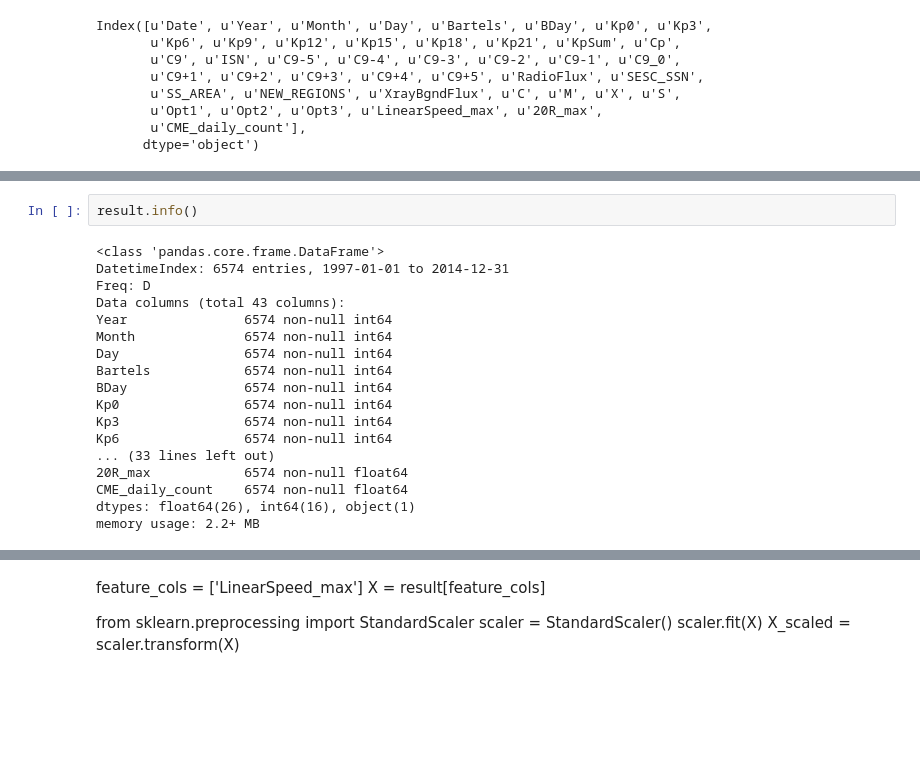
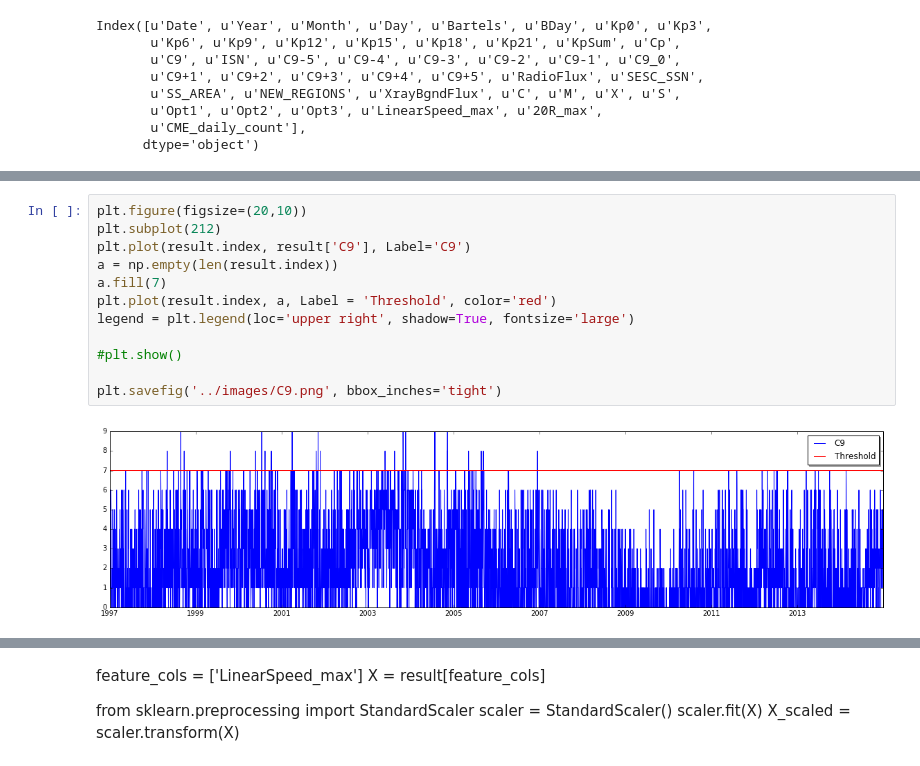
Before and after one commit to wayneheller/GA-Student-Project, a Jupyter notebook: ipythonscripts/Intial_Analysis_Cp_and_CME.ipynb, the cells around one changed output, grey strips where cells are left out. Cells and saved outputs as stored; diff of their text form; blank space fills up the shorter version.

```diff
--- a/ipythonscripts/Intial_Analysis_Cp_and_CME.ipynb
+++ b/ipythonscripts/Intial_Analysis_Cp_and_CME.ipynb
@@ -189,20 +189,14 @@ plt.show()
-# %%
-result.info()
-# %% [output]
-<class 'pandas.core.frame.DataFrame'>
-DatetimeIndex: 6574 entries, 1997-01-01 to 2014-12-31
-Freq: D
-Data columns (total 43 columns):
-Year               6574 non-null int64
-Month              6574 non-null int64
-Day                6574 non-null int64
-Bartels            6574 non-null int64
-BDay               6574 non-null int64
-Kp0                6574 non-null int64
-Kp3                6574 non-null int64
-Kp6                6574 non-null int64
-... (33 lines left out)
-20R_max            6574 non-null float64
-CME_daily_count    6574 non-null float64
-dtypes: float64(26), int64(16), object(1)
-memory usage: 2.2+ MB
+# %%
+plt.figure(figsize=(20,10))
+plt.subplot(212)
+plt.plot(result.index, result['C9'], Label='C9')
+a = np.empty(len(result.index))
+a.fill(7)
+plt.plot(result.index, a, Label = 'Threshold', color='red')
+legend = plt.legend(loc='upper right', shadow=True, fontsize='large')
+
+#plt.show()
+
+plt.savefig('../images/C9.png', bbox_inches='tight')
+# %% [output]
+[figure, added]
```
Also changed, not shown: parts of 17 cells of this notebook, 11 other files.
